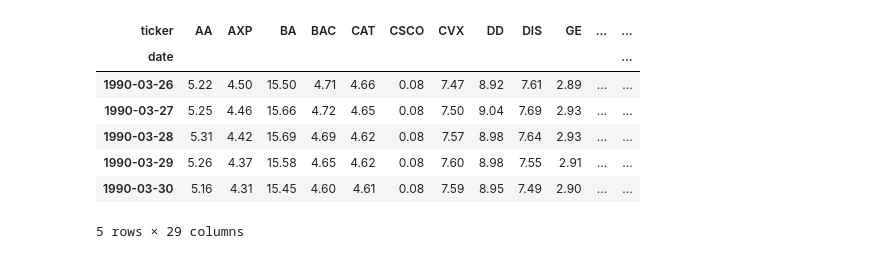
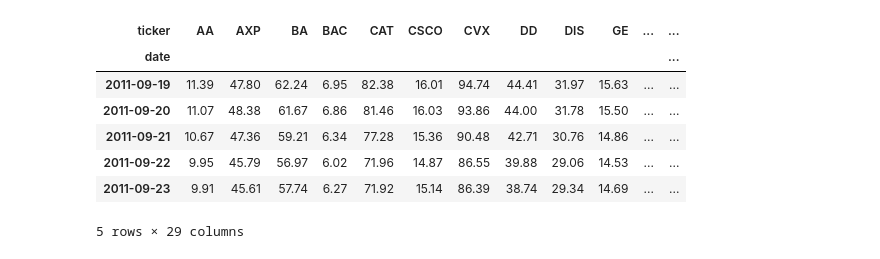
Before and after one commit to matzhaugen/concord-fastapi, a Jupyter notebook: notebooks/MafAnalysis.ipynb, the cells around one changed output. Drawn from its saved outputs; the diff is of its cells as text; code cells hidden in the pictures.

```diff
--- a/notebooks/MafAnalysis.ipynb
+++ b/notebooks/MafAnalysis.ipynb
@@ -7,15 +37,16 @@ import matplotlib.pylab as plt
 # %%
 prices = pd.read_csv('../concord/src/flatData.csv')
 prices = prices.pivot(columns="ticker", index="date", values="close")
+prices = prices.iloc[-300:, :]
 prices.head()
 # %% [output]
 | ticker | AA | AXP | BA | BAC | CAT | CSCO | CVX | DD | DIS | GE | ... | ... |
 | date |  |  |  |  |  |  |  |  |  |  |  | ... |
-| 1990-03-26 | 5.22 | 4.50 | 15.50 | 4.71 | 4.66 | 0.08 | 7.47 | 8.92 | 7.61 | 2.89 | ... | ... |
-| 1990-03-27 | 5.25 | 4.46 | 15.66 | 4.72 | 4.65 | 0.08 | 7.50 | 9.04 | 7.69 | 2.93 | ... | ... |
-| 1990-03-28 | 5.31 | 4.42 | 15.69 | 4.69 | 4.62 | 0.08 | 7.57 | 8.98 | 7.64 | 2.93 | ... | ... |
-| 1990-03-29 | 5.26 | 4.37 | 15.58 | 4.65 | 4.62 | 0.08 | 7.60 | 8.98 | 7.55 | 2.91 | ... | ... |
-| 1990-03-30 | 5.16 | 4.31 | 15.45 | 4.60 | 4.61 | 0.08 | 7.59 | 8.95 | 7.49 | 2.90 | ... | ... |
+| 2011-09-19 | 11.39 | 47.80 | 62.24 | 6.95 | 82.38 | 16.01 | 94.74 | 44.41 | 31.97 | 15.63 | ... | ... |
+| 2011-09-20 | 11.07 | 48.38 | 61.67 | 6.86 | 81.46 | 16.03 | 93.86 | 44.00 | 31.78 | 15.50 | ... | ... |
+| 2011-09-21 | 10.67 | 47.36 | 59.21 | 6.34 | 77.28 | 15.36 | 90.48 | 42.71 | 30.76 | 14.86 | ... | ... |
+| 2011-09-22 | 9.95 | 45.79 | 56.97 | 6.02 | 71.96 | 14.87 | 86.55 | 39.88 | 29.06 | 14.53 | ... | ... |
+| 2011-09-23 | 9.91 | 45.61 | 57.74 | 6.27 | 71.92 | 15.14 | 86.39 | 38.74 | 29.34 | 14.69 | ... | ... |
 5 rows × 29 columns
 # %%
 f, w = maf(prices.values)
```
Also changed, not shown: parts of 22 cells of this notebook, 8 other files.
